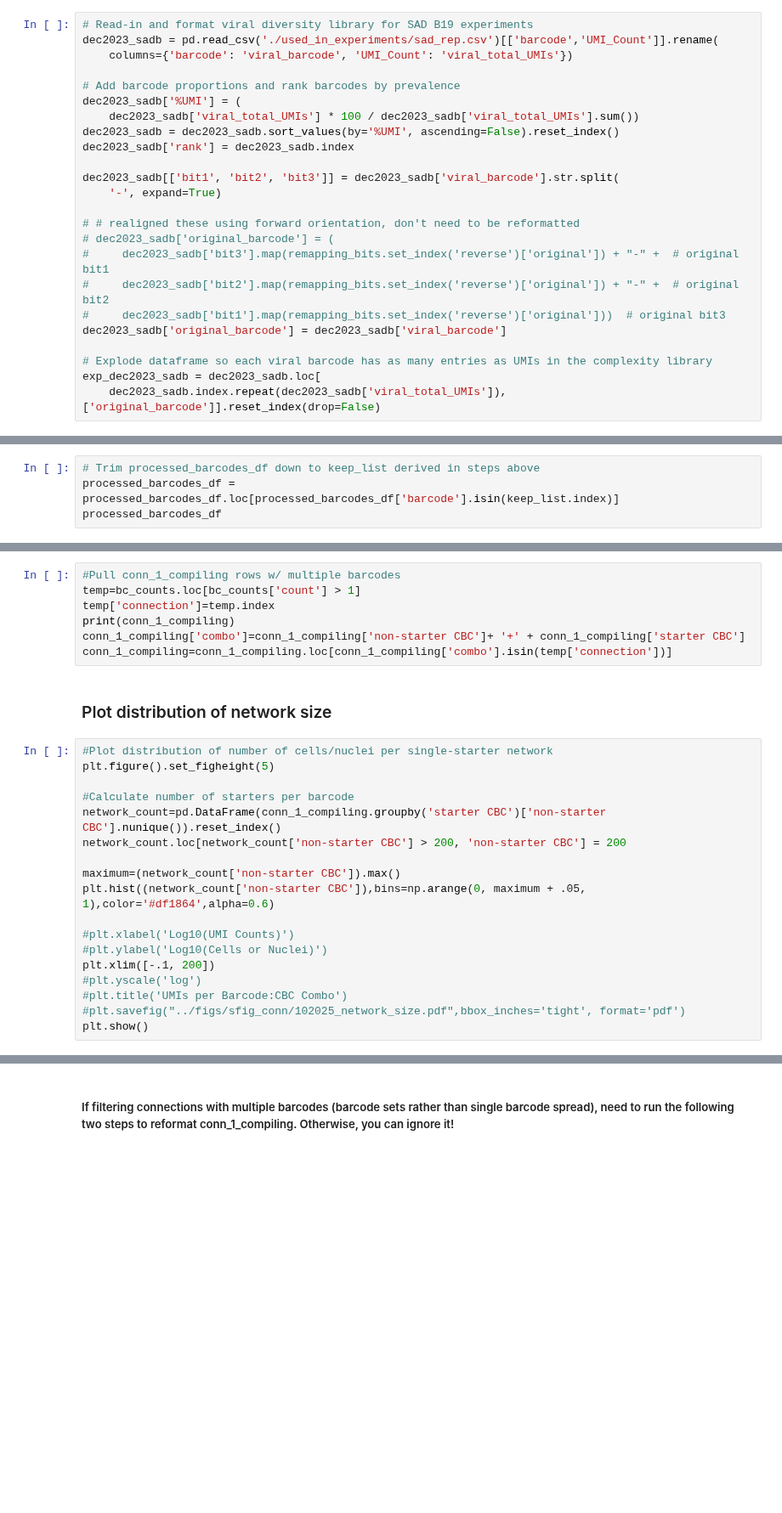
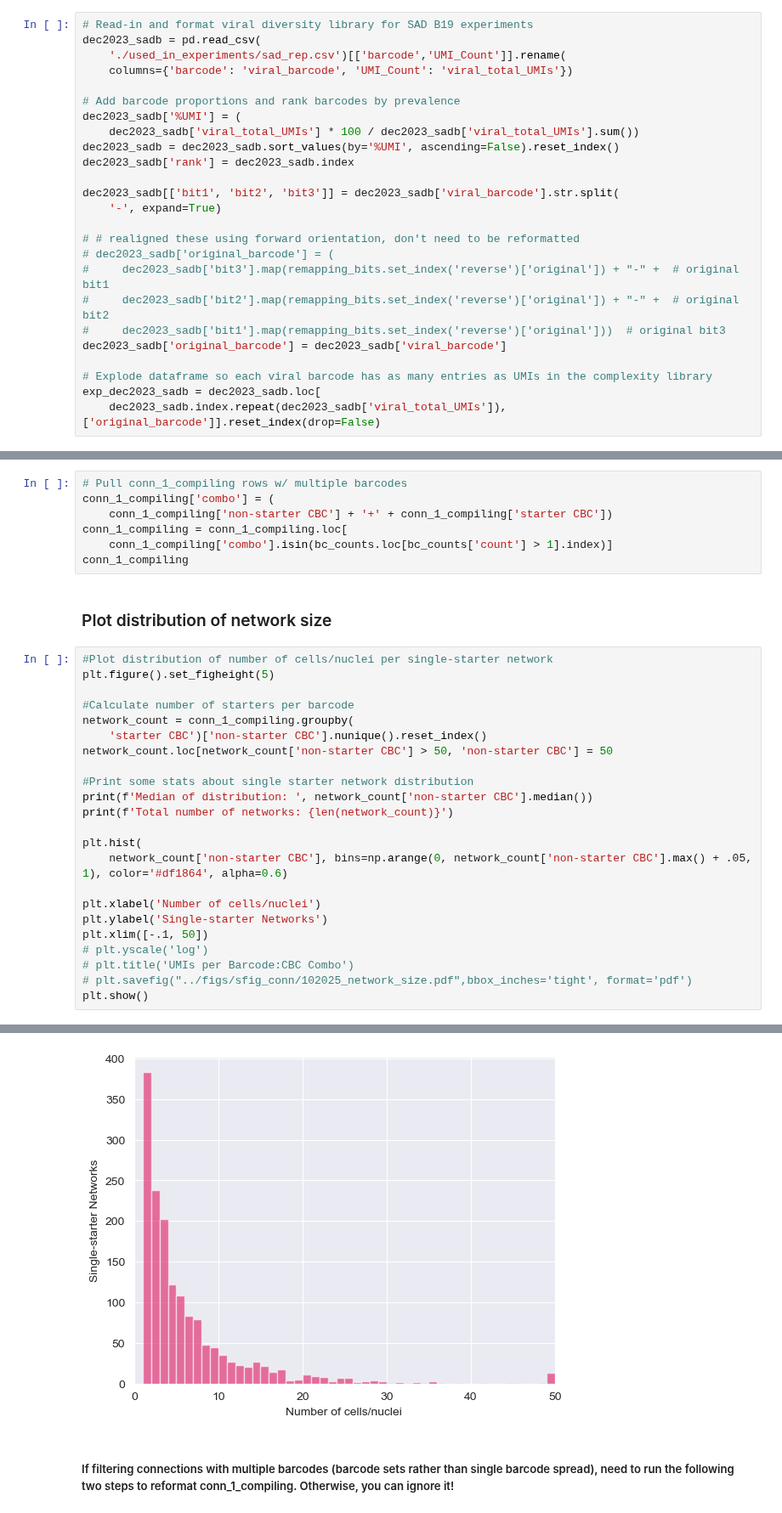
Before and after one commit to MEUrbanek/rabies_barcode_tech, a Jupyter notebook: development/15_connectivity_analysis_IEO.ipynb, the cells around one changed output, grey strips where cells are left out. Shown at 85% size. Cells and saved outputs as stored; diff of their text form; blank space fills up the shorter version.

```diff
--- a/development/15_connectivity_analysis_IEO.ipynb
+++ b/development/15_connectivity_analysis_IEO.ipynb
@@ -934,7 +911,8 @@ original_key = bit_key.set_index('original')
 original_key
 # %%
 # Read-in and format viral diversity library for SAD B19 experiments
-dec2023_sadb = pd.read_csv('./used_in_experiments/sad_rep.csv')[['barcode','UMI_Count']].rename(
+dec2023_sadb = pd.read_csv(
+    './used_in_experiments/sad_rep.csv')[['barcode','UMI_Count']].rename(
     columns={'barcode': 'viral_barcode', 'UMI_Count': 'viral_total_UMIs'})
 
 # Add barcode proportions and rank barcodes by prevalence
@@ -1354,7 +1251,3 @@ processed_barcodes_df.loc[processed_barcodes_df['single_starter_barcode'] == 'y'
 ##### Filter out networks that are likely to have come from starter drop-out (barcode is in >n presynaptic cells)
 # %% [markdown]
 This step is optional! For Shin & Urbanek et al., we set n to 50
-# %%
-# Trim processed_barcodes_df down to keep_list derived in steps above
-processed_barcodes_df = processed_barcodes_df.loc[processed_barcodes_df['barcode'].isin(keep_list.index)]
-processed_barcodes_df
@@ -1477,12 +1363,12 @@ plt.show()
 # %% [markdown]
 DO NOT RUN THE FOLLOWING CELL UNLESS YOU WANT TO INCLUDE THIS THRESHOLDING IN YOUR ANALYSIS AS IT WILL CHANGE YOUR CONN_1_COMPILING!
 # %%
-#Pull conn_1_compiling rows w/ multiple barcodes
-temp=bc_counts.loc[bc_counts['count'] > 1]
-temp['connection']=temp.index
-print(conn_1_compiling)
-conn_1_compiling['combo']=conn_1_compiling['non-starter CBC']+ '+' + conn_1_compiling['starter CBC']
-conn_1_compiling=conn_1_compiling.loc[conn_1_compiling['combo'].isin(temp['connection'])]
+# Pull conn_1_compiling rows w/ multiple barcodes
+conn_1_compiling['combo'] = (
+    conn_1_compiling['non-starter CBC'] + '+' + conn_1_compiling['starter CBC'])
+conn_1_compiling = conn_1_compiling.loc[
+    conn_1_compiling['combo'].isin(bc_counts.loc[bc_counts['count'] > 1].index)]
+conn_1_compiling
 # %% [markdown]
 ### Plot distribution of network size
 # %%
@@ -1490,16 +1376,22 @@ conn_1_compiling=conn_1_compiling.loc[conn_1_compiling['combo'].isin(temp['conne
 plt.figure().set_figheight(5)
 
 #Calculate number of starters per barcode
-network_count=pd.DataFrame(conn_1_compiling.groupby('starter CBC')['non-starter CBC'].nunique()).reset_index()
-network_count.loc[network_count['non-starter CBC'] > 200, 'non-starter CBC'] = 200
+network_count = conn_1_compiling.groupby(
+    'starter CBC')['non-starter CBC'].nunique().reset_index()
+network_count.loc[network_count['non-starter CBC'] > 50, 'non-starter CBC'] = 50
 
-maximum=(network_count['non-starter CBC']).max()
-plt.hist((network_count['non-starter CBC']),bins=np.arange(0, maximum + .05, 1),color='#df1864',alpha=0.6)
+#Print some stats about single starter network distribution
+print(f'Median of distribution: ', network_count['non-starter CBC'].median())
+print(f'Total number of networks: {len(network_count)}')
 
-#plt.xlabel('Log10(UMI Counts)')
-#plt.ylabel('Log10(Cells or Nuclei)')
-plt.xlim([-.1, 200])
-#plt.yscale('log')
-#plt.title('UMIs per Barcode:CBC Combo')
-#plt.savefig("../figs/sfig_conn/102025_network_size.pdf",bbox_inches='tight', format='pdf')
+plt.hist(
+    network_count['non-starter CBC'], bins=np.arange(0, network_count['non-starter CBC'].max() + .05, 1), color='#df1864', alpha=0.6)
+
+plt.xlabel('Number of cells/nuclei')
+plt.ylabel('Single-starter Networks')
+plt.xlim([-.1, 50])
+# plt.yscale('log')
+# plt.title('UMIs per Barcode:CBC Combo')
+# plt.savefig("../figs/sfig_conn/102025_network_size.pdf",bbox_inches='tight', format='pdf')
 plt.show()
+# %% [output]
@@ -1506,3 +1400,4 @@ plt.show()
+[figure, added]
 # %% [markdown]
 ##### If filtering connections with multiple barcodes (barcode sets rather than single barcode spread), need to run the following two steps to reformat conn_1_compiling. Otherwise, you can ignore it!
 # %%
```
Also changed, not shown: parts of 37 cells of this notebook.
